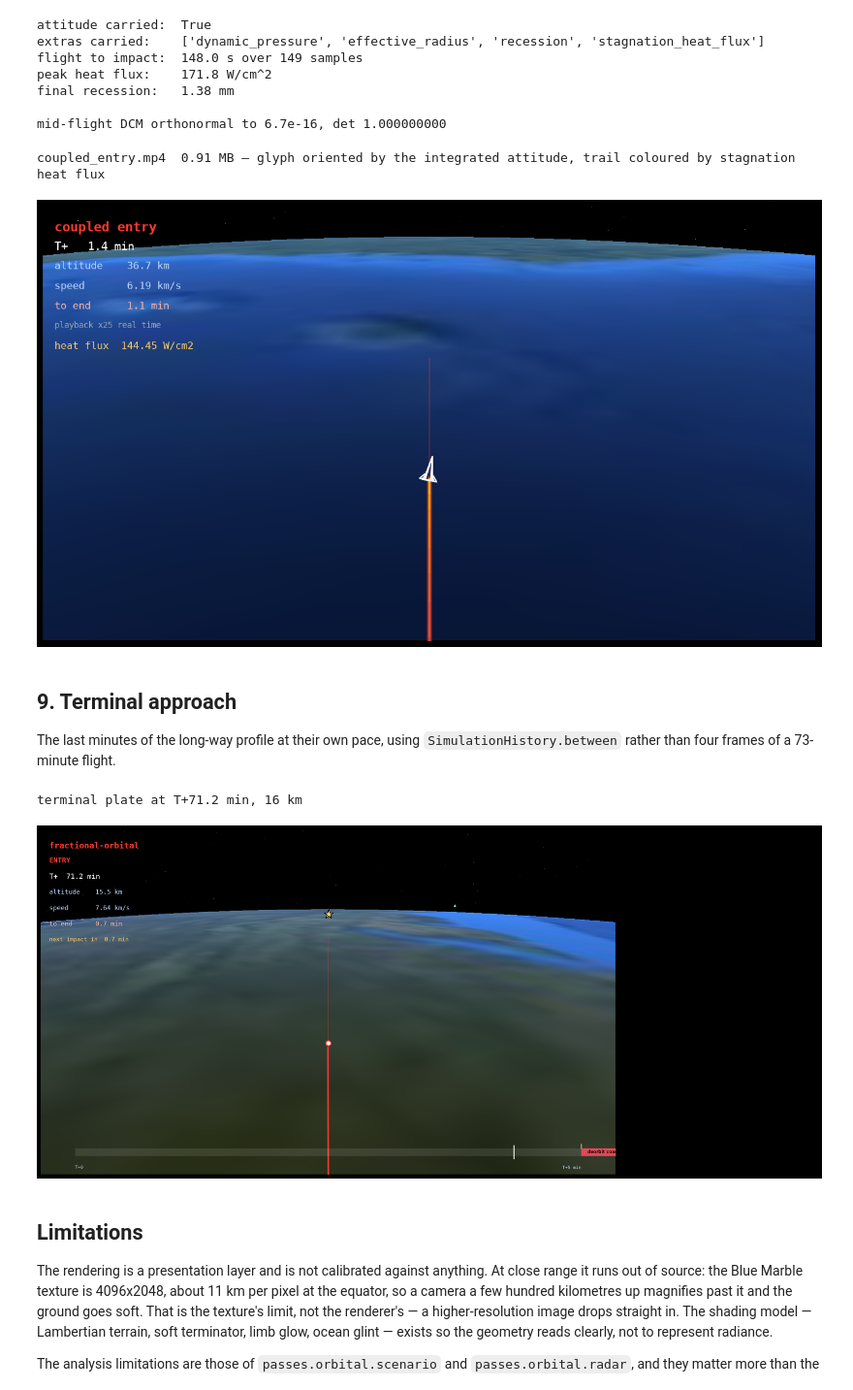
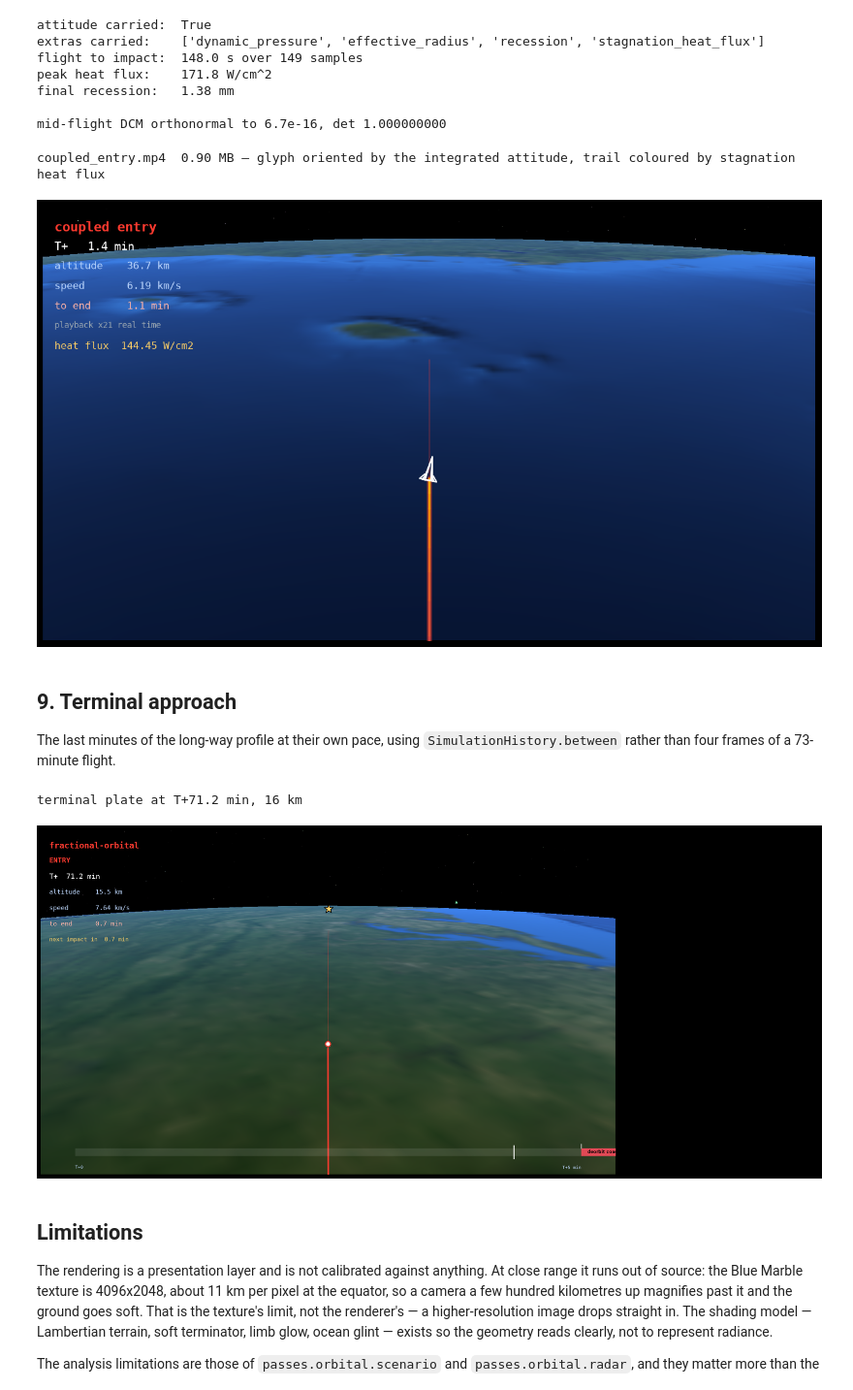
Before and after one commit to ethank5149/Parameterized-AeroStructural-State-Estimation-Sandbox, a Jupyter notebook: notebooks/animation.ipynb, the cells around one changed output. Shown at 97% size. Saved outputs shown, nothing was run; the diff lists cells and outputs as text; code cells hidden in the pictures.

```diff
--- a/notebooks/animation.ipynb
+++ b/notebooks/animation.ipynb
@@ -203,7 +203,7 @@ import matplotlib.pyplot as plt
 
 from passes.viz import (
     draw_marker, draw_sites, draw_track, geodetic_to_cartesian, globe_plate,
-    load_texture, look_at, sun_direction, to_device,
+    default_blue_marble, look_at, sun_direction, to_device,
 )
 
 from passes.batch.backend import cuda_available
@@ -212,9 +212,15 @@ from passes.batch.backend import cuda_available
 # renderer, agreeing with the CPU to 1e-11 in a colour channel, and about
 # 15x faster on a 1280x720 frame (344 ms -> 22 ms).
 BACKEND = "cupy" if cuda_available() else "numpy"
-# Uploaded once: a 4096x2048x3 float64 texture is 200 MB, and moving it per
-# frame would cost more than the render it was meant to accelerate.
-TEXTURE = to_device(load_texture(), BACKEND)
+# Blue Marble Next Generation, not the legacy JPEG: 86400 x 43200 at 15
+# arc-seconds, assembled once into a decimated 4096 x 8192 mosaic and cached.
+# Uploaded once too — 100 MB as uint8, and moving it per frame would cost more
+# than the render it was meant to accelerate.
+#
+# The month matters and is chosen rather than assumed. Snow line, sea ice and
+# Sahel vegetation all move, and these routes cross every latitude an ICBM
+# flies over; June is the northern summer these profiles are timed against.
+TEXTURE = to_device(default_blue_marble().texture(height=4096, month=6), BACKEND)
 print(f"render backend: {BACKEND}")
 COLORS = {
     "fractional (long way)": "#FF8A3D",
@@ -240,11 +246,11 @@ camera = look_at(np.zeros(3), 3.4 * R,
 fig, ax = globe_plate(camera, TEXTURE, R, sun=SUN, backend=BACKEND)
 for name, history in HISTORIES.items():
     draw_track(ax, history.positions, camera, color=COLORS[name], width=2.4,
-               body_radius=R)
-draw_sites(ax, SITES, camera, body_radius=R)
-draw_marker(ax, launch_xyz, camera, body_radius=R, s=130, marker="v", c="white",
+               surface=R)
+draw_sites(ax, SITES, camera, surface=R)
+draw_marker(ax, launch_xyz, camera, surface=R, s=130, marker="v", c="white",
             edgecolors="black", linewidths=1.2, zorder=6)
-draw_marker(ax, target_xyz, camera, body_radius=R, s=260, marker="*", c="#FFD166",
+draw_marker(ax, target_xyz, camera, surface=R, s=260, marker="*", c="#FFD166",
             edgecolors="black", linewidths=1.0, zorder=6)
 for offset, (name, color) in enumerate(COLORS.items()):
     ax.text(0.02, 0.96 - 0.04 * offset, name, transform=ax.transAxes, color=color,
@@ -507,7 +520,7 @@ mid-flight DCM orthonormal to 6.7e-16, det 1.000000000
 entry_animator = TrajectoryAnimator(
     entry,
     texture=TEXTURE,
-    body_radius=sim.gravity.radius,
+    surface=sim.gravity.radius,
     rig=ChaseRig(back_scale=1.4, back_offset=60e3, lift_scale=0.5, lift_offset=25e3,
                  min_altitude=5e3, floor=8e3, fov=np.deg2rad(38.0)),
     style=SceneStyle(track="#FF3B30", heat_cmap="inferno"),
@@ -521,8 +534,8 @@ print(f"{path}  {path.stat().st_size/1e6:.2f} MB — glyph oriented by the integ
 figure, frame = entry_animator.figure_at(0.55 * impact)
 plt.show()
 # %% [output]
-coupled_entry.mp4  0.91 MB — glyph oriented by the integrated attitude, trail coloured by stagnation heat flux
+coupled_entry.mp4  0.90 MB — glyph oriented by the integrated attitude, trail coloured by stagnation heat flux
-[figure, old version]
+[figure, new version]
 # %% [markdown]
 ## 9. Terminal approach
 
@@ -531,24 +544,24 @@ The last minutes of the long-way profile at their own pace, using
 # %%
 long_history = HISTORIES["fractional (long way)"]
 terminal = long_history.between(long_history.times[-1] - 300.0, long_history.times[-1])
 terminal_animator = TrajectoryAnimator(
     terminal,
-    texture=TEXTURE, body_radius=R,
+    texture=TEXTURE, surface=R,
     rig=ChaseRig(back_scale=1.2, back_offset=150e3, lift_scale=0.4, lift_offset=60e3,
                  floor=25e3, fov=np.deg2rad(40.0)),
     style=SceneStyle(track="#FF3B30"),
     sites=SITES,
     markers={"aimpoint": (target_xyz, dict(s=320, marker="*", c="#FFD166",
                                            edgecolors="black", linewidths=1.2, zorder=6))},
     width=1500, height=900, backend=BACKEND,
 )
 figure, frame = terminal_animator.figure_at(terminal.times[-1] - 40.0)
 altitude = float(np.linalg.norm(frame.position)) - R
 print(f"terminal plate at T+{frame.time/60:.1f} min, {altitude/1e3:.0f} km")
 plt.show()
 # %% [output]
 terminal plate at T+71.2 min, 16 km
-[figure, old version]
+[figure, new version]
 # %% [markdown]
 ## Limitations
 
```
Also changed, not shown: parts of 2 cells of this notebook, 26 other files.
